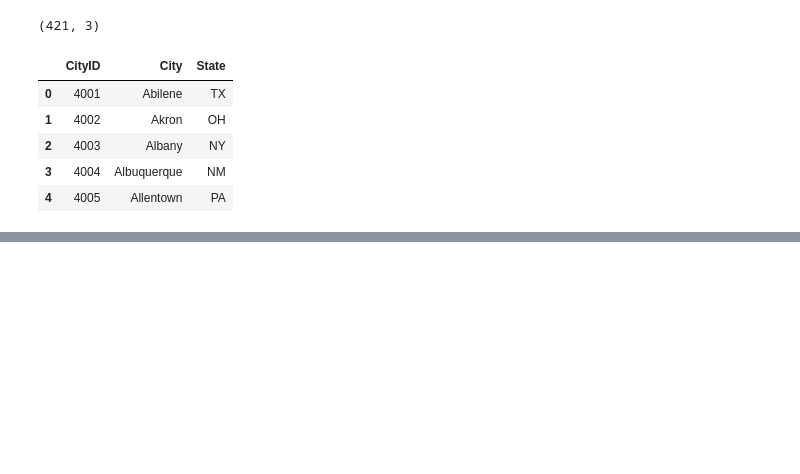
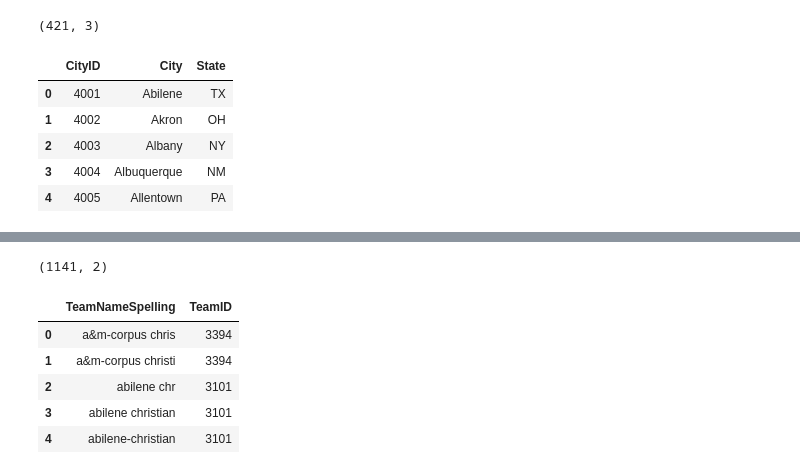
Before and after one commit to MJeremy2017/machine-learning-models, a Jupyter notebook: Kaggle-NCAA/Match-Prediction.ipynb, the cells around one changed output, grey strips where cells are left out. Drawn from its saved outputs; the diff is of its cells as text; code cells hidden in the pictures; blank space fills up the shorter version.

```diff
--- a/Kaggle-NCAA/Match-Prediction.ipynb
+++ b/Kaggle-NCAA/Match-Prediction.ipynb
@@ -187,0 +211,12 @@ wcities.head()
+# %%
+wteam_spellings = pd.read_csv("womens-machine-learning-competition-2019/WDataFiles/WTeamSpellings.csv", engine="python")
+print(wteam_spellings.shape)
+wteam_spellings.head()
+# %% [output]
+(1141, 2)
+|  | TeamNameSpelling | TeamID |
+| 0 | a&m-corpus chris | 3394 |
+| 1 | a&m-corpus christi | 3394 |
+| 2 | abilene chr | 3101 |
+| 3 | abilene christian | 3101 |
+| 4 | abilene-christian | 3101 |
```
Also changed, not shown: parts of 5 cells of this notebook.
